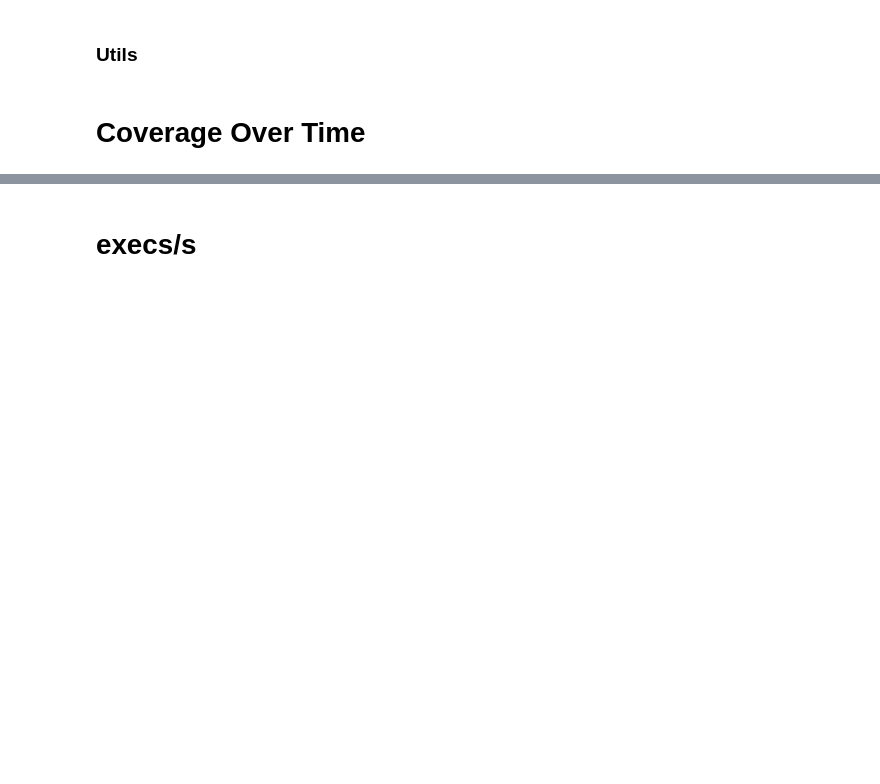
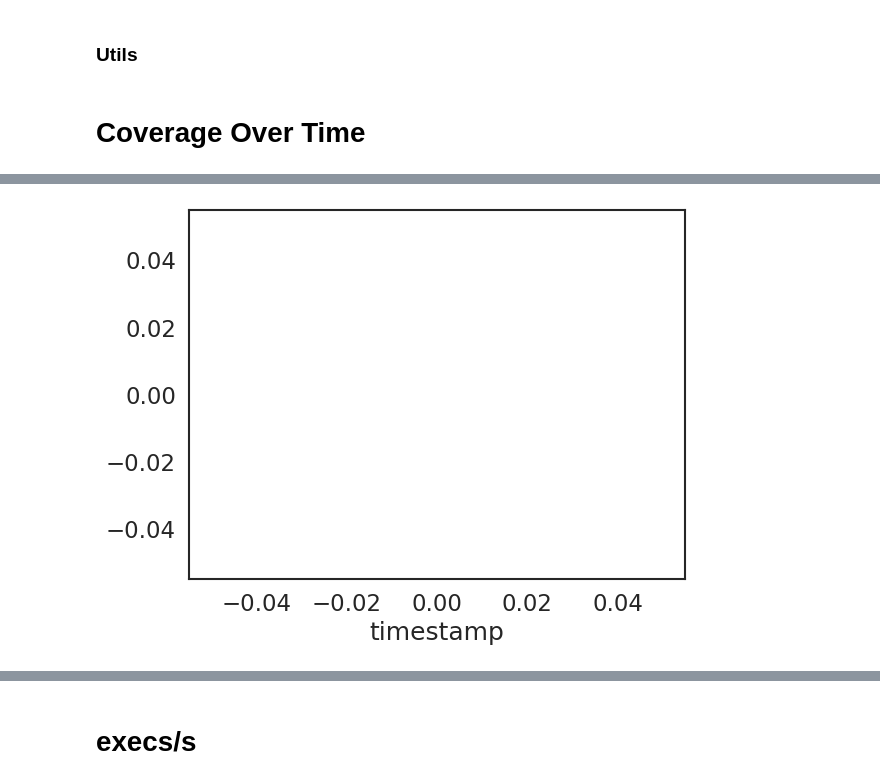
Before and after one commit to mayant15/railcar, a Jupyter notebook: infra/report.ipynb, the cells around one changed output, grey strips where cells are left out. Saved outputs shown, nothing was run; the diff lists cells and outputs as text; code cells hidden in the pictures; blank space fills up the shorter version.

```diff
--- a/infra/report.ipynb
+++ b/infra/report.ipynb
@@ -87,3 +128,11 @@ def coverage_plot(project, conn):
+# %%
+df = coverage_df_for_schema("sharp", "bytes", "None", conn)
+df[df['iteration'] == 0].set_index('timestamp')['edges'].plot()
+# df[df['iteration'] == 1].set_index('timestamp')['edges'].plot()
+# df[df['iteration'] == 2].set_index('timestamp')['edges'].plot()
+plt.show()
+# %% [output]
+[figure, added]
 # %%
 for project in projects:
     coverage_plot(project, conn)
```
Also changed, not shown: parts of 26 cells of this notebook, 14 other files.
